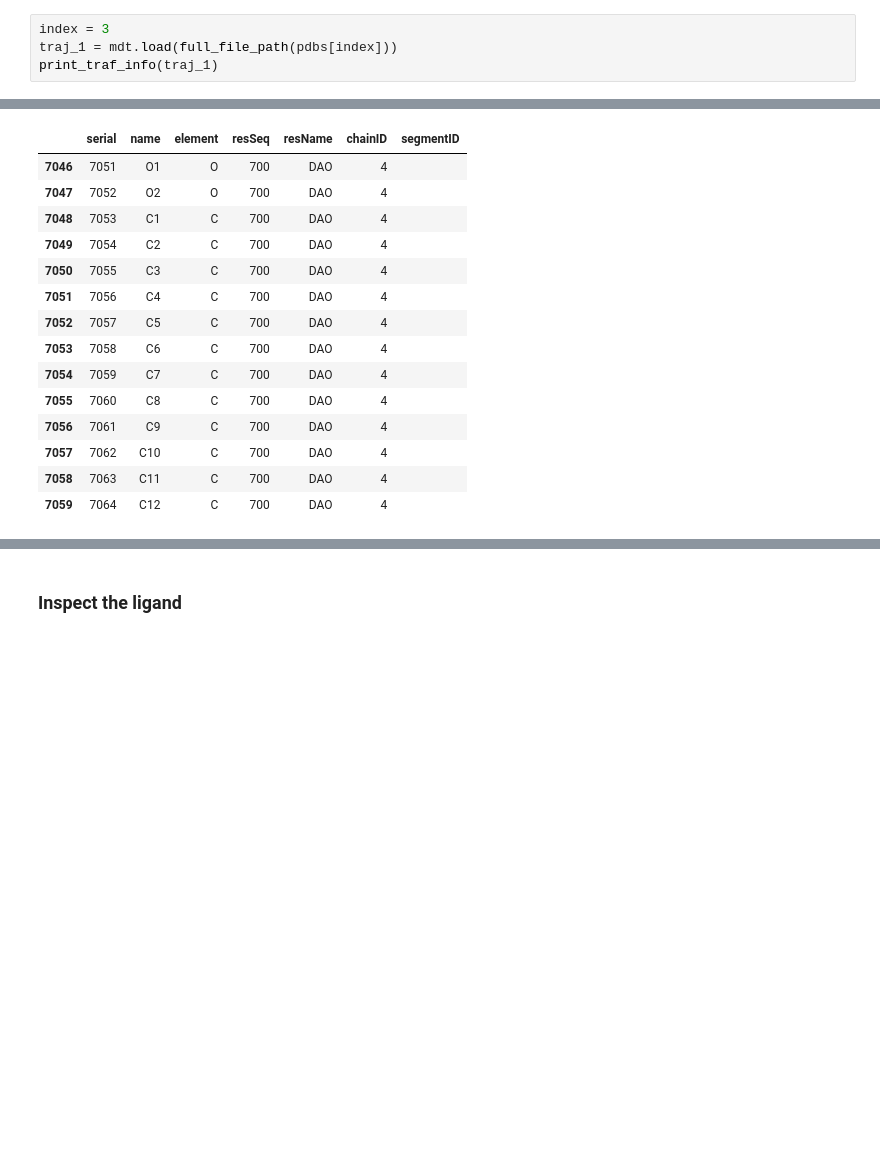
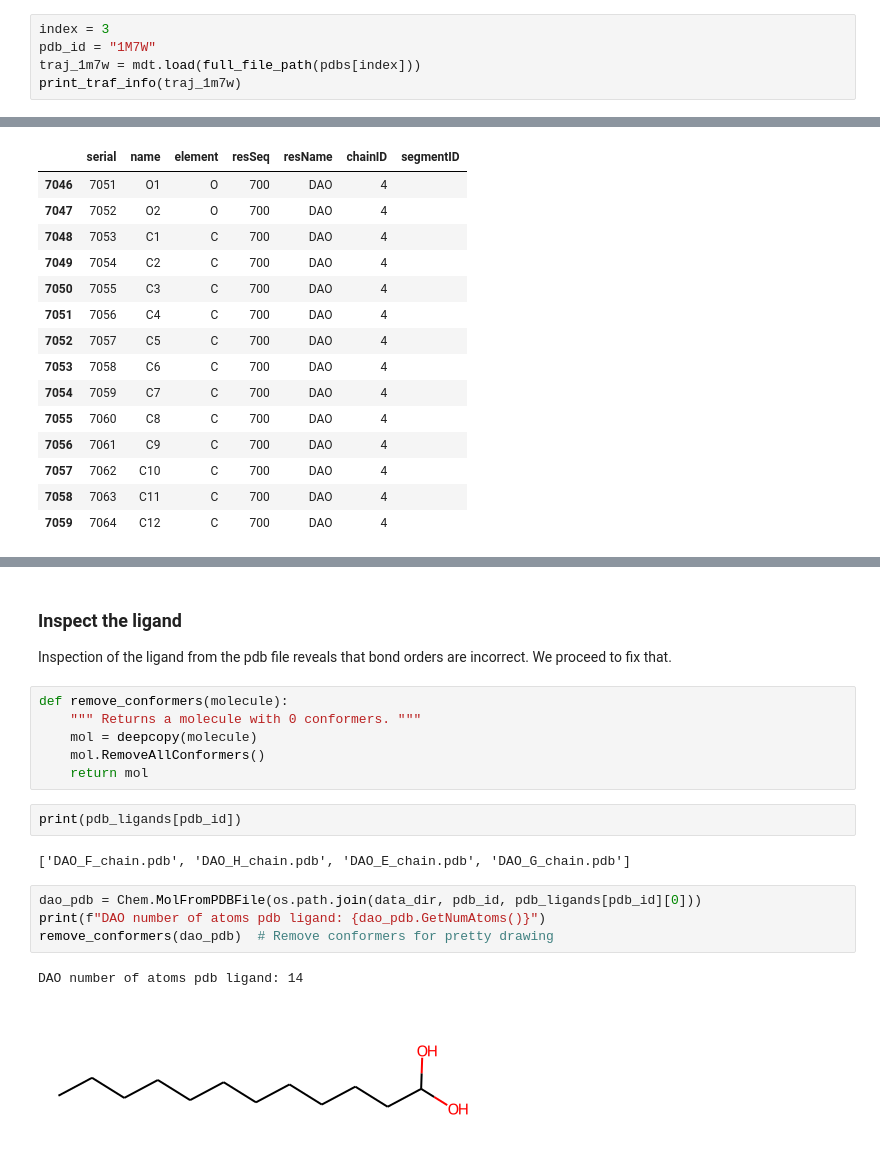
Before and after one commit to uibcdf/OpenPharmacophore-Tools, a Jupyter notebook: notebooks/protein_ligand_interactions/plip_dataset.ipynb, the cells around one changed output, grey strips where cells are left out. Saved outputs shown, nothing was run; the diff lists cells and outputs as text; blank space fills up the shorter version.

Commit message:
Plip data set inspection noteebook. New pdb files for computing protein-ligand interactions

```diff
--- a/notebooks/protein_ligand_interactions/plip_dataset.ipynb
+++ b/notebooks/protein_ligand_interactions/plip_dataset.ipynb
@@ -88,8 +93,9 @@ def full_file_path(file_name):
     return os.path.join(data_dir, name)
 # %%
 index = 3
-traj_1 = mdt.load(full_file_path(pdbs[index]))
-print_traf_info(traj_1)
+pdb_id = "1M7W"
+traj_1m7w = mdt.load(full_file_path(pdbs[index]))
+print_traf_info(traj_1m7w)
 # %% [output]
 Num atoms: 7176
 Num chains: 12
@@ -135,3 +141,22 @@ nv.show_mdtraj(traj_chain_A)
 NGLWidget()
 # %% [markdown]
 ### Inspect the ligand
+
+Inspection of the ligand from the pdb file reveals that bond orders are incorrect. We proceed to fix that.
+# %%
+def remove_conformers(molecule):
+    """ Returns a molecule with 0 conformers. """
+    mol = deepcopy(molecule)
+    mol.RemoveAllConformers()
+    return mol
+# %%
+print(pdb_ligands[pdb_id])
+# %% [output]
+['DAO_F_chain.pdb', 'DAO_H_chain.pdb', 'DAO_E_chain.pdb', 'DAO_G_chain.pdb']
+# %%
+dao_pdb = Chem.MolFromPDBFile(os.path.join(data_dir, pdb_id, pdb_ligands[pdb_id][0]))
+print(f"DAO number of atoms pdb ligand: {dao_pdb.GetNumAtoms()}")
+remove_conformers(dao_pdb)  # Remove conformers for pretty drawing
+# %% [output]
+DAO number of atoms pdb ligand: 14
+[figure, added]
```
Also changed, not shown: parts of 67 cells of this notebook, 13 other files.
